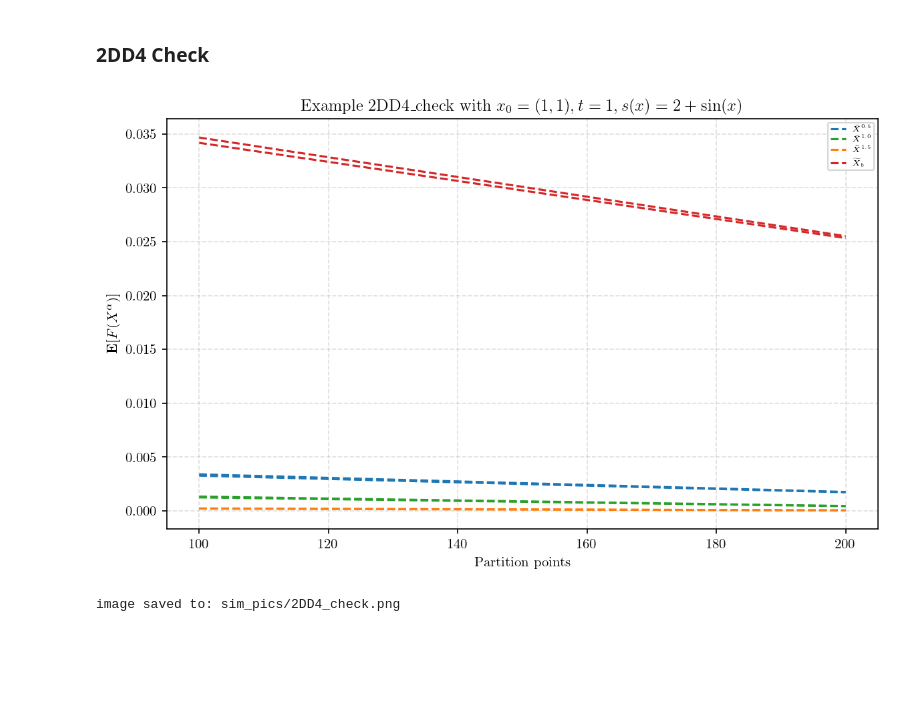
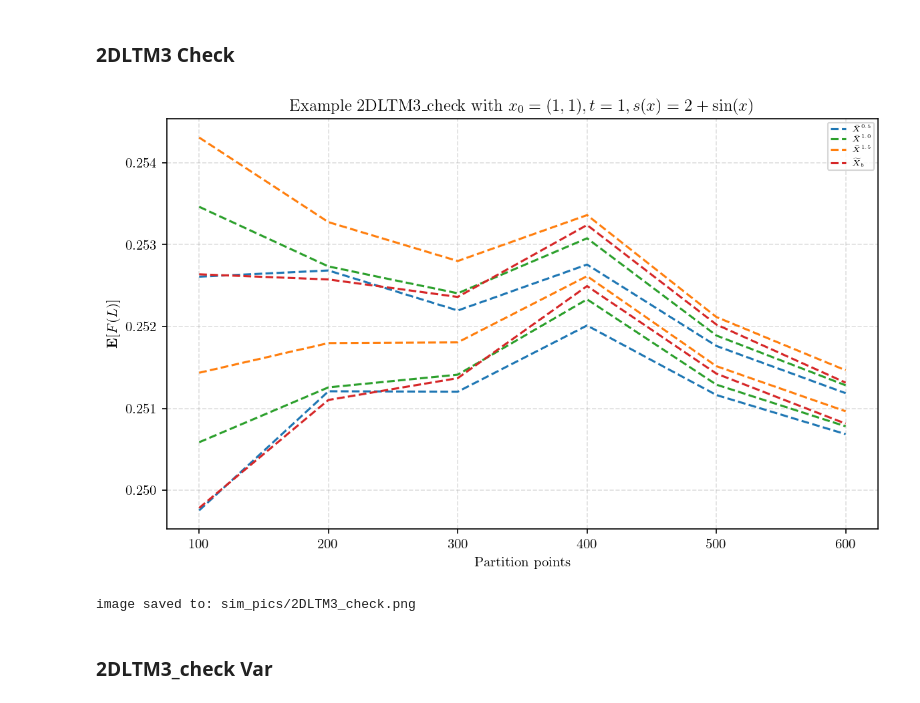
Before and after one commit to Andriyichenko/simulation, a Jupyter notebook: 2D/2D_plot.ipynb, the cells around one changed output. Drawn from its saved outputs; the diff is of its cells as text; code cells hidden in the pictures; blank space fills up the shorter version.

```diff
--- a/2D/2D_plot.ipynb
+++ b/2D/2D_plot.ipynb
@@ -701,7 +1107,7 @@ plt.tight_layout()  # 自動的にレイアウトを調整する
 # %% [markdown]
-### 2DD4 Check
+### 2DLTM3 Check
 # %%
-#2DD4_check
+#2DLTM3_check
 #信頼区間公式 \bar{X} ± z * (s/√n)
 # ここで、\bar{X}は標本平均、zは信頼水準、sは標本標準偏差(SD)、nはサンプルサイズ(SS),(s/√n)は標準誤差(SE)
 import pandas as pd
@@ -713,7 +1119,7 @@ plt.rcParams['font.family'] = 'Hiragino Sans'  # 図のフォント設定
 save_dir = Path("sim_pics")# フォルダー保存先
 save_dir.mkdir(exist_ok=True)
 
-save_path = save_dir / "2DD4_check.png" #画像保存パス
+save_path = save_dir / "2DLTM3_check.png" #画像保存パス
 
 #信頼水準(confidence level)の関数
 def conf_level(a): #aは信頼度であり、ex:a=0.95なら95%信頼区間
@@ -721,7 +1127,7 @@ def conf_level(a): #aは信頼度であり、ex:a=0.95なら95%信頼区間
     z=norm.ppf(1 - alpha / 2) #ここでPPF = Percaent Point Function,両側検定なのでalpha/2,norm.ppfは累積分布関数の逆関数、i.e.「何番目の値がこの累積確率になるのか？」を計算する
     return z
 
-df2 = pd.read_csv("../data_source/2DD4_check_100_1000_data.csv")
+df2 = pd.read_csv("../data_source/2DLTM3_check_100_1000_data.csv")
 
 
 #z信頼水準の計算,aは信頼度であり、ex:a=0.95なら95%信頼区間
@@ -731,7 +1137,7 @@ A_std_df2=np.sqrt(df2['E']) #Aの標本標準偏差(SD)
 Am_std_df2=np.sqrt(df2['Em']) #Amの標本標準偏差(SD)
 A15_std_df2=np.sqrt(df2['E_1.5']) #A_1_5の標本標準偏差(SD)
 Ab_std_df2=np.sqrt(df2['E_b']) #Abの標本標準偏差(SD)
-paths = 10 * (df2['points'] ** 2)
+paths = 8 * (df2['points'] ** 2)
 # Standard errors of sample means
 A_se_df2     = A_std_df2   / np.sqrt(paths)
 Am_se_df2    = Am_std_df2  / np.sqrt(paths)
@@ -739,34 +1145,36 @@ A15_se_df2   = A15_std_df2 / np.sqrt(paths)
 Ab_se_df2    = Ab_std_df2  / np.sqrt(paths)
 
 # Confidence bands
 A_up_df2     = df2['A']     + z * A_se_df2
 A_low_df2    = df2['A']     - z * A_se_df2
 Am_up_df2    = df2['Am']    + z * Am_se_df2
 Am_low_df2   = df2['Am']    - z * Am_se_df2
 A15_up_df2   = df2['A_1.5'] + z * A15_se_df2
 A15_low_df2  = df2['A_1.5'] - z * A15_se_df2
 Ab_up_df2    = df2['A_b']    + z * Ab_se_df2
 Ab_low_df2   = df2['A_b']    - z * Ab_se_df2
 
 # グラフを描画
 plt.figure(figsize=(8, 5), dpi=150)  # dpi とは Dots Per Inch を意味する
 plt.plot(df2["points"], A_up_df2, linestyle="--", color="#1f77b4", label=r"$\bar{X}^{0.5}$")
 plt.plot(df2["points"], A_low_df2, linestyle="--", color="#1f77b4")
 plt.plot(df2["points"], Am_up_df2, linestyle="--", color="#2ca02c", label=r"$\bar{X}^{1.0}$ ")
 plt.plot(df2["points"], Am_low_df2, linestyle="--", color="#2ca02c")
 plt.plot(df2["points"], A15_up_df2, linestyle="--", color="#ff7f0e", label=r"$\bar{X}^{1.5}$ ")
 plt.plot(df2["points"], A15_low_df2, linestyle="--", color="#ff7f0e")
 plt.plot(df2["points"], Ab_up_df2, linestyle="--", color="#d62728", label=r"$\widetilde{X}_b$")
 plt.plot(df2["points"], Ab_low_df2, linestyle="--", color="#d62728")
-plt.title(r'Example 2DD4_check with $x_0=(1,1), t=1,s(x)=2+\sin(x)$')
+plt.title(r'Example 2DLTM3_check with $x_0=(1,1), t=1,s(x)=2+\sin(x)$')
 plt.xlabel("Partition points")
-plt.ylabel(r"$\mathbf{E}[F(X^\alpha)]$")
+plt.ylabel(r"$\mathbf{E}[F(L)]$")
 plt.grid(True, linestyle="--", alpha=0.4)
 plt.legend(fontsize=5.5, loc='best')
 plt.tight_layout()  # 自動的にレイアウトを調整する
 plt.savefig(save_path, dpi=250, bbox_inches='tight')
 plt.show()
 print("image saved to:", save_path)
 # %% [output]
-[figure, old version]
+[figure, new version]
-image saved to: sim_pics/2DD4_check.png
+image saved to: sim_pics/2DLTM3_check.png
+# %% [markdown]
+### 2DLTM3_check Var
```
Also changed, not shown: parts of 45 cells of this notebook, 51 other files.
